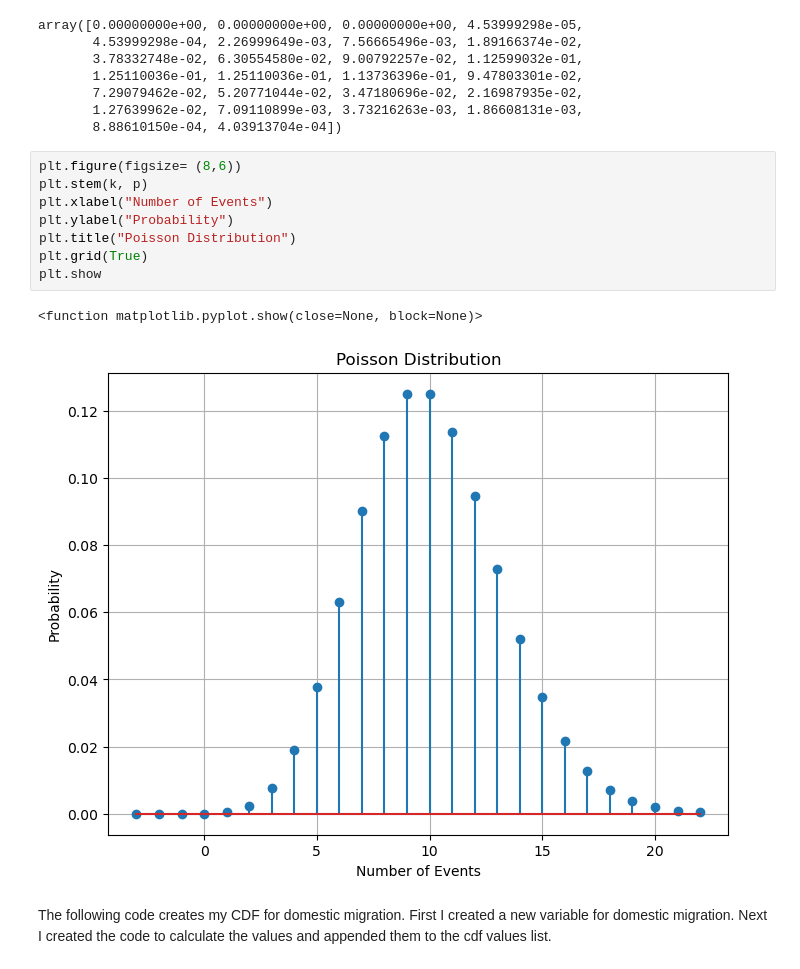
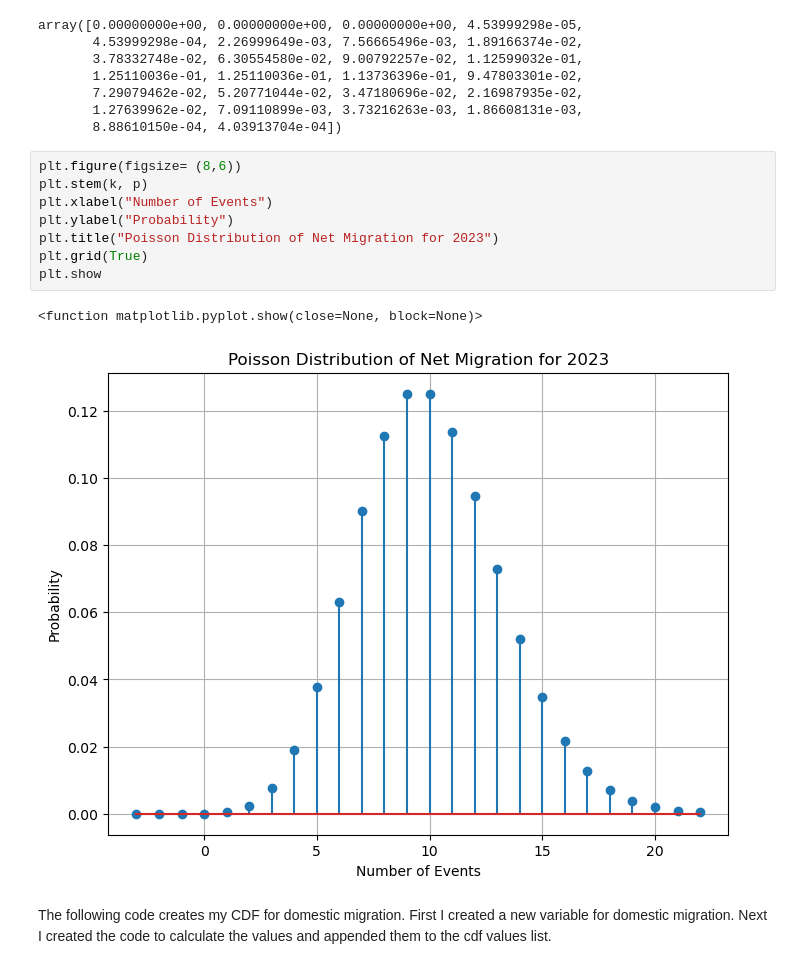
Before and after one commit to MWPerrineJr/Population-EDA, a Jupyter notebook: population.ipynb, the cells around one changed output. Drawn from its saved outputs; the diff is of its cells as text.

```diff
--- a/population.ipynb
+++ b/population.ipynb
@@ -181,14 +181,14 @@ array([0.00000000e+00, 0.00000000e+00, 0.00000000e+00, 4.53999298e-05,
 # %%
 plt.figure(figsize= (8,6))
 plt.stem(k, p)
 plt.xlabel("Number of Events")
 plt.ylabel("Probability")
-plt.title("Poisson Distribution")
+plt.title("Poisson Distribution of Net Migration for 2023")
 plt.grid(True)
 plt.show
 # %% [output]
 <function matplotlib.pyplot.show(close=None, block=None)>
-[figure, old version]
+[figure, new version]
 # %% [markdown]
 The following code creates my CDF for domestic migration. First I created a new variable for domestic migration. Next I created the code to calculate the values and appended them to the cdf values list.
 # %%
```
Also changed, not shown: parts of 21 cells of this notebook.
